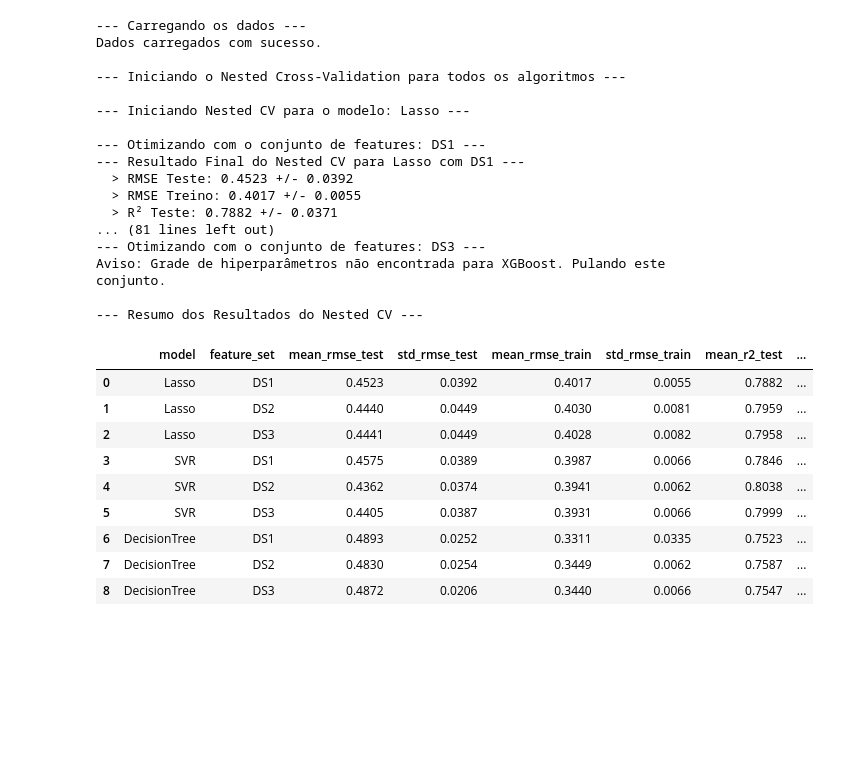
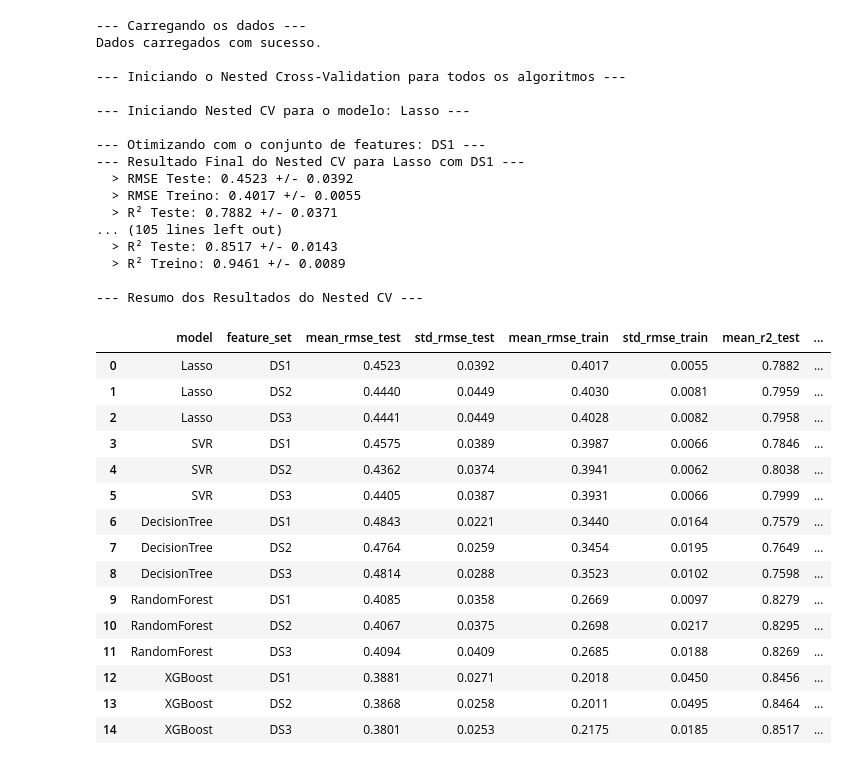
Before and after one commit to LBS-UFMG/tcore, a Jupyter notebook: noteboks/dataset1-1km-test-nestedcv.ipynb, the cells around one changed output. Saved outputs shown, nothing was run; the diff lists cells and outputs as text; code cells hidden in the pictures; blank space fills up the shorter version.

Commit message:
modelo nestedcv 1-1km

```diff
--- a/noteboks/dataset1-1km-test-nestedcv.ipynb
+++ b/noteboks/dataset1-1km-test-nestedcv.ipynb
@@ -284,24 +267,24 @@ PARAM_GRIDS = {
         'model__kernel': ['rbf', 'linear'],
     },
     'DecisionTree': {
-        'model__max_depth': [5, 10],
-        'model__min_samples_leaf': [1, 5],
-        'model__min_samples_split': [2, 5],
+        'model__max_depth': [5, 10, 15],
+        'model__min_samples_leaf': [1, 5, 8, 10],
+        'model__min_samples_split': [2, 5, 8, 10],
     },
-    # 'RandomForest': {
-    #     'model__n_estimators': [100, 200, 400],
-    #     'model__max_depth': [5, 10, 15],
-    #     'model__min_samples_leaf': [5, 10, 20],
-    #     'model__max_features': ['sqrt', 'log2', 0.5, 0.7],
-    #     'model__max_samples': [0.7, 0.8, 0.9]
-    # },
-    # 'XGBoost': {
-    #     'model__n_estimators': [300, 500, 700],
-    #     'model__max_depth': [3, 5, 7],
-    #     'model__learning_rate': [0.01, 0.05, 0.1],
-    #     'model__subsample': [0.5, 0.7, 0.9],
-    #     'model__colsample_bytree': [0.5, 0.7, 0.9],
-    # }
+    'RandomForest': {
+        'model__n_estimators': [100, 200, 400],
+        'model__max_depth': [5, 10, 15],
+        'model__min_samples_leaf': [5, 10, 20],
+        'model__max_features': ['sqrt', 'log2', 0.5, 0.7],
+        'model__max_samples': [0.7, 0.8, 0.9]
+    },
+    'XGBoost': {
+        'model__n_estimators': [300, 500, 700],
+        'model__max_depth': [3, 5, 7],
+        'model__learning_rate': [0.01, 0.05, 0.1],
+        'model__subsample': [0.5, 0.7, 0.9],
+        'model__colsample_bytree': [0.5, 0.7, 0.9],
+    }
 }
 
 # Dicionário para mapear os nomes dos modelos para as suas classes
@@ -480,36 +463,42 @@ if __name__ == '__main__':
         FEATURE_SETS,
         PARAM_GRIDS,
         MODELS_TO_RUN
     )
 
     # 3. Exibir os resultados finais
     print("\n--- Resumo dos Resultados do Nested CV ---")
     display(results_df.round(4))
 # %% [output]
 --- Carregando os dados ---
 Dados carregados com sucesso.
 
 --- Iniciando o Nested Cross-Validation para todos os algoritmos ---
 
 --- Iniciando Nested CV para o modelo: Lasso ---
 
 --- Otimizando com o conjunto de features: DS1 ---
 --- Resultado Final do Nested CV para Lasso com DS1 ---
   > RMSE Teste: 0.4523 +/- 0.0392
   > RMSE Treino: 0.4017 +/- 0.0055
   > R² Teste: 0.7882 +/- 0.0371
-... (81 lines left out)
---- Otimizando com o conjunto de features: DS3 ---
-Aviso: Grade de hiperparâmetros não encontrada para XGBoost. Pulando este conjunto.
+... (105 lines left out)
+  > R² Teste: 0.8517 +/- 0.0143
+  > R² Treino: 0.9461 +/- 0.0089
 
 --- Resumo dos Resultados do Nested CV ---
 |  | model | feature_set | mean_rmse_test | std_rmse_test | mean_rmse_train | std_rmse_train | mean_r2_test | ... |
 | 0 | Lasso | DS1 | 0.4523 | 0.0392 | 0.4017 | 0.0055 | 0.7882 | ... |
 | 1 | Lasso | DS2 | 0.4440 | 0.0449 | 0.4030 | 0.0081 | 0.7959 | ... |
 | 2 | Lasso | DS3 | 0.4441 | 0.0449 | 0.4028 | 0.0082 | 0.7958 | ... |
 | 3 | SVR | DS1 | 0.4575 | 0.0389 | 0.3987 | 0.0066 | 0.7846 | ... |
 | 4 | SVR | DS2 | 0.4362 | 0.0374 | 0.3941 | 0.0062 | 0.8038 | ... |
 | 5 | SVR | DS3 | 0.4405 | 0.0387 | 0.3931 | 0.0066 | 0.7999 | ... |
-| 6 | DecisionTree | DS1 | 0.4893 | 0.0252 | 0.3311 | 0.0335 | 0.7523 | ... |
-| 7 | DecisionTree | DS2 | 0.4830 | 0.0254 | 0.3449 | 0.0062 | 0.7587 | ... |
-| 8 | DecisionTree | DS3 | 0.4872 | 0.0206 | 0.3440 | 0.0066 | 0.7547 | ... |
+| 6 | DecisionTree | DS1 | 0.4843 | 0.0221 | 0.3440 | 0.0164 | 0.7579 | ... |
+| 7 | DecisionTree | DS2 | 0.4764 | 0.0259 | 0.3454 | 0.0195 | 0.7649 | ... |
+| 8 | DecisionTree | DS3 | 0.4814 | 0.0288 | 0.3523 | 0.0102 | 0.7598 | ... |
+| 9 | RandomForest | DS1 | 0.4085 | 0.0358 | 0.2669 | 0.0097 | 0.8279 | ... |
+| 10 | RandomForest | DS2 | 0.4067 | 0.0375 | 0.2698 | 0.0217 | 0.8295 | ... |
+| 11 | RandomForest | DS3 | 0.4094 | 0.0409 | 0.2685 | 0.0188 | 0.8269 | ... |
+| 12 | XGBoost | DS1 | 0.3881 | 0.0271 | 0.2018 | 0.0450 | 0.8456 | ... |
+| 13 | XGBoost | DS2 | 0.3868 | 0.0258 | 0.2011 | 0.0495 | 0.8464 | ... |
+| 14 | XGBoost | DS3 | 0.3801 | 0.0253 | 0.2175 | 0.0185 | 0.8517 | ... |
```
Also changed, not shown: parts of 1 cell of this notebook.
